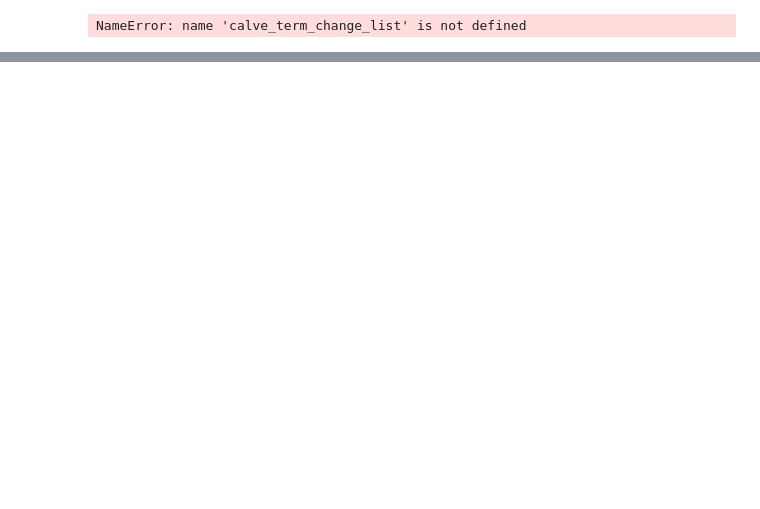
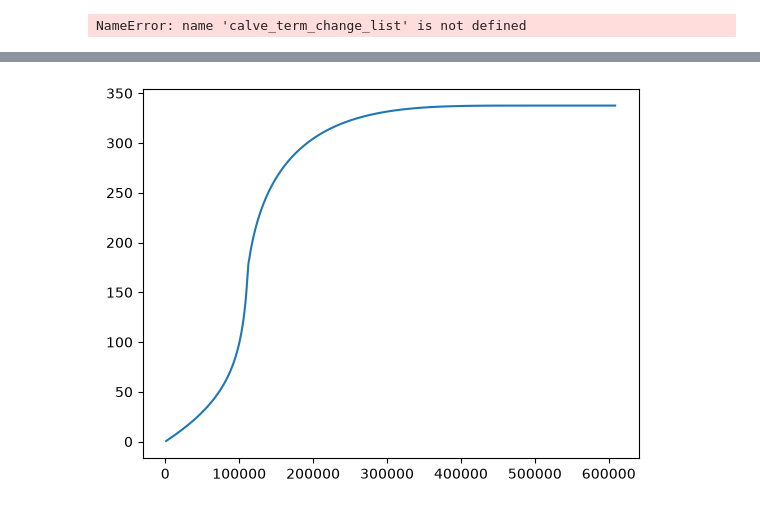
Before and after one commit to AdaKuhtz/1d_calving_experiment, a Jupyter notebook: mismipp_dual_1d_original.ipynb, the cells around one changed output, grey strips where cells are left out. Cells and saved outputs as stored; diff of their text form; code cells hidden in the pictures; blank space fills up the shorter version.

```diff
--- a/mismipp_dual_1d_original.ipynb
+++ b/mismipp_dual_1d_original.ipynb
@@ -801 +862,7 @@ fd.plot(h, axes=axes);
+# %%
+# a plot of the thickness function
+fig, axes = plt.subplots()
+fd.plot(fd.Function(S).interpolate(u[0]), axes=axes);
+# %% [output]
+[figure, added]
 # %%
```
Also changed, not shown: parts of 22 cells of this notebook, 2 other files.
